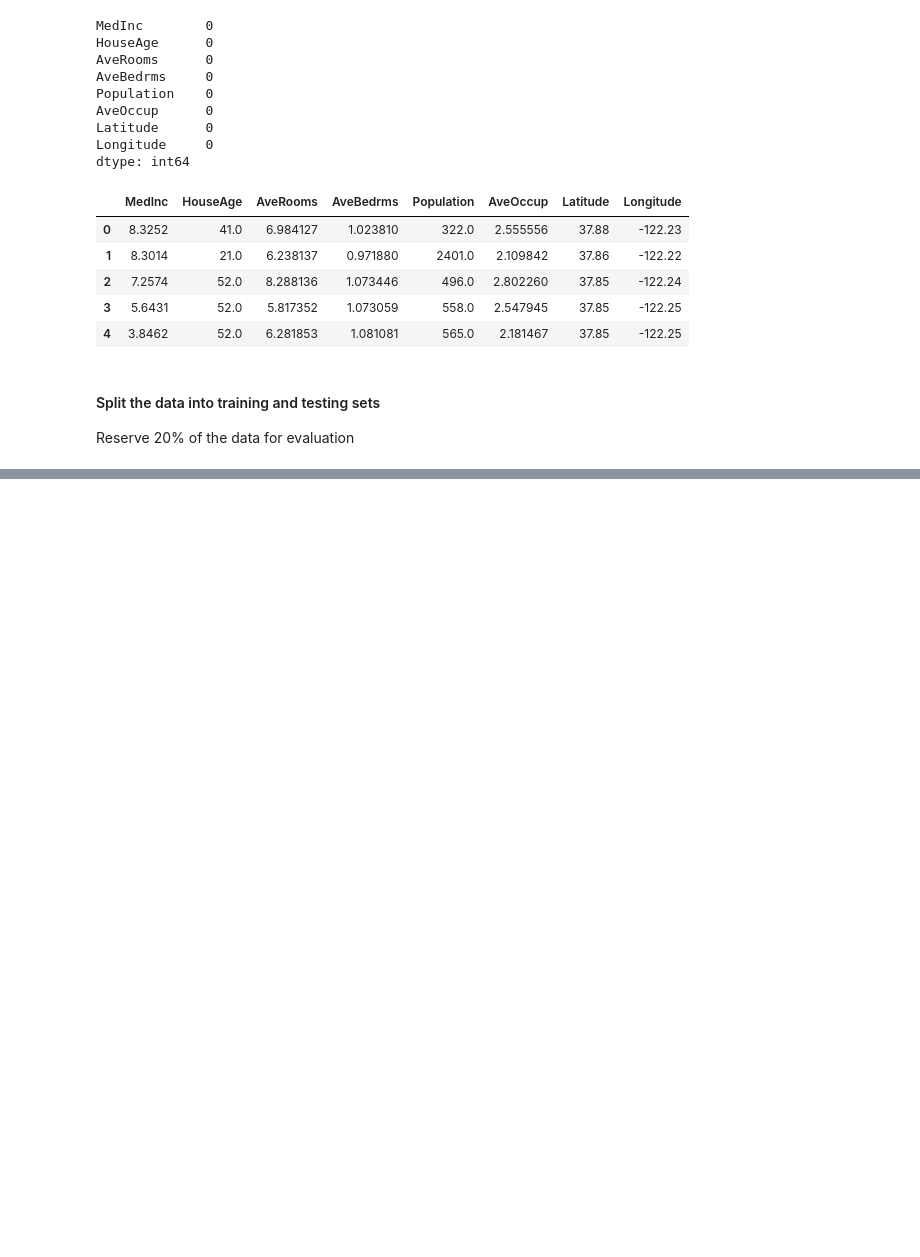
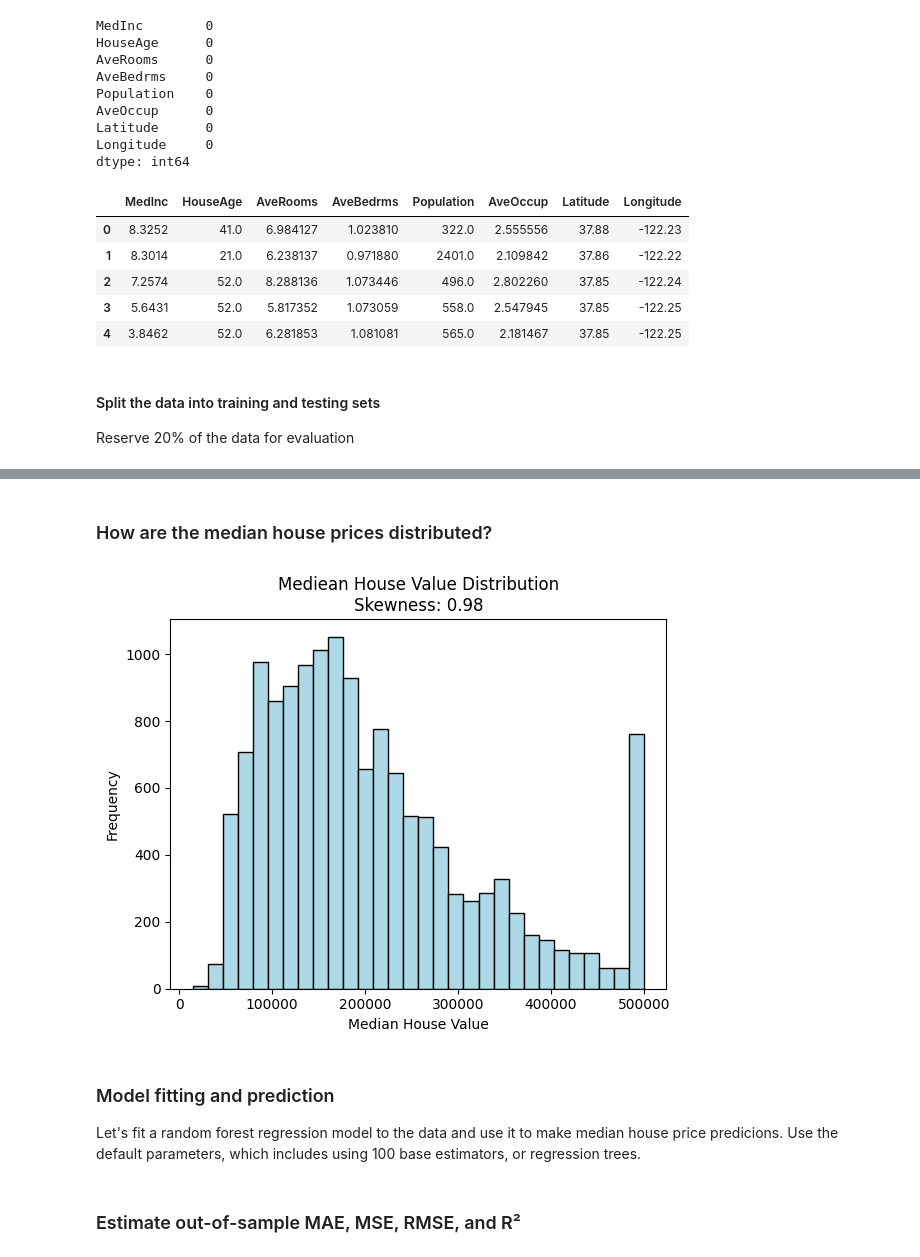
Before and after one commit to VishSeran/machine-learning-models, a Jupyter notebook: model-evaluation/regression.ipynb, the cells around one changed output, grey strips where cells are left out. Cells and saved outputs as stored; diff of their text form; code cells hidden in the pictures; blank space fills up the shorter version.

Commit message:
regression model trained and predicted

```diff
--- a/model-evaluation/regression.ipynb
+++ b/model-evaluation/regression.ipynb
@@ -102,4 +103,4 @@ df_new.head()
 #### Split the data into training and testing sets
 Reserve 20% of the data for evaluation
 # %%
-x_train, x_test, y_train,y_test =
+x_train, x_test, y_train,y_test = train_test_split(x,y,test_size= 0.3, random_state=42)
@@ -105,0 +148,15 @@ x_train, x_test, y_train,y_test =
+# %% [markdown]
+### How are the median house prices distributed?
+# %%
+from scipy.stats import skew
+plt.hist(1e5 * y_train, bins=30, color='lightblue', edgecolor = 'black')
+plt.title(f"Mediean House Value Distribution\nSkewness: {skew(y_train):.2f}")
+plt.xlabel('Median House Value')
+plt.ylabel('Frequency')
+plt.show()
+# %% [output]
+[figure, added]
+# %% [markdown]
+### Model fitting and prediction
+Let's fit a random forest regression model to the data and use it to make median house price predicions.
+Use the default parameters, which includes using 100 base estimators, or regression trees.
@@ -105,0 +171,2 @@ x_train, x_test, y_train,y_test =
+# %% [markdown]
+### Estimate out-of-sample MAE, MSE, RMSE, and R²
```
Also changed, not shown: parts of 6 cells of this notebook.
